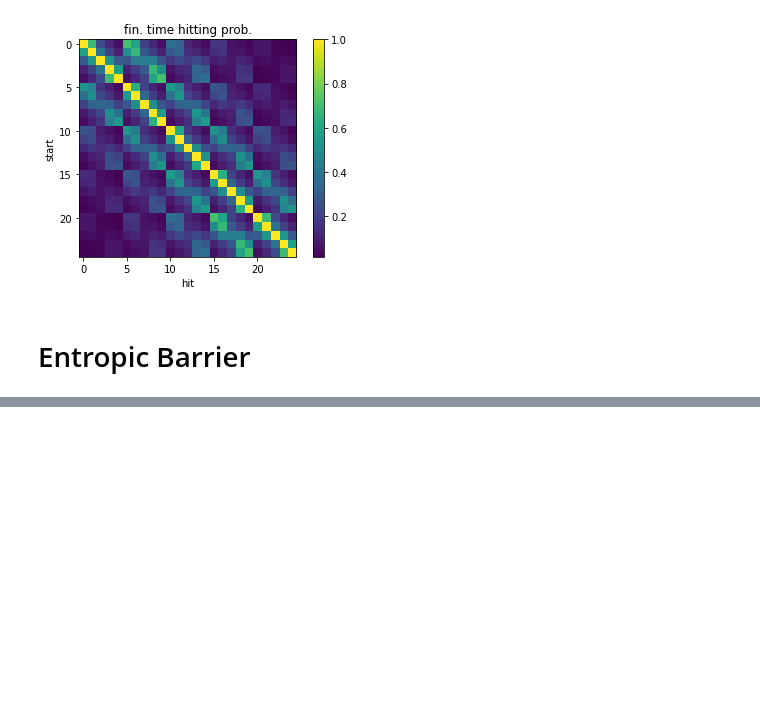
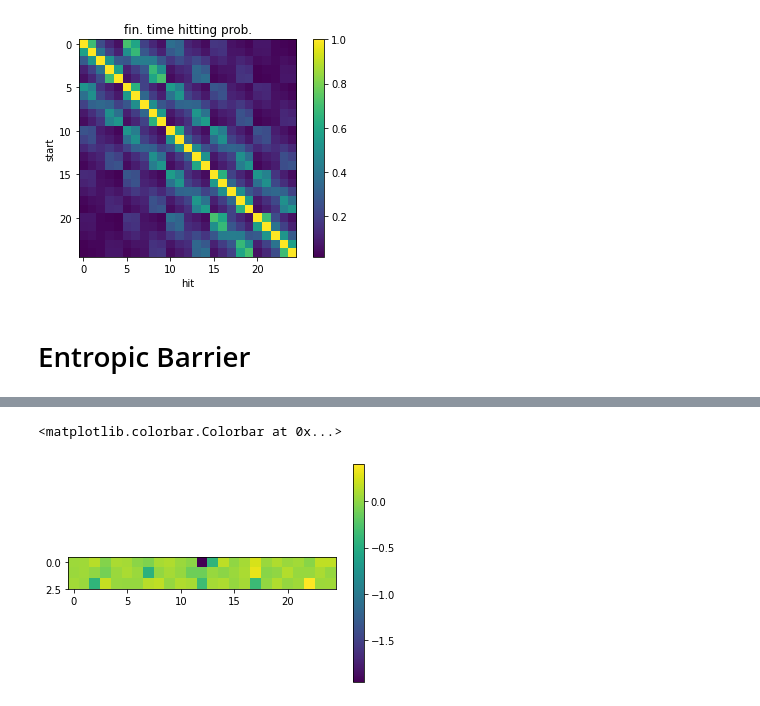
Before and after one commit to axsk/augmented-jump-chain, a Jupyter notebook: study_flat.ipynb, the cells around one changed output, grey strips where cells are left out. Saved outputs shown, nothing was run; the diff lists cells and outputs as text; code cells hidden in the pictures; blank space fills up the shorter version.

```diff
--- a/study_flat.ipynb
+++ b/study_flat.ipynb
@@ -126,3 +145,9 @@ o_h.plot()
+# %%
+plt.imshow(o_h.x.reshape((nt, ny* nx)))
+plt.colorbar()
+# %% [output]
+<matplotlib.colorbar.Colorbar at 0x...>
+[figure, added]
 # %%
 o_h.plot_fin_hit_prob()
 # %% [output]
```
Also changed, not shown: parts of 19 cells of this notebook, 5 other files.
